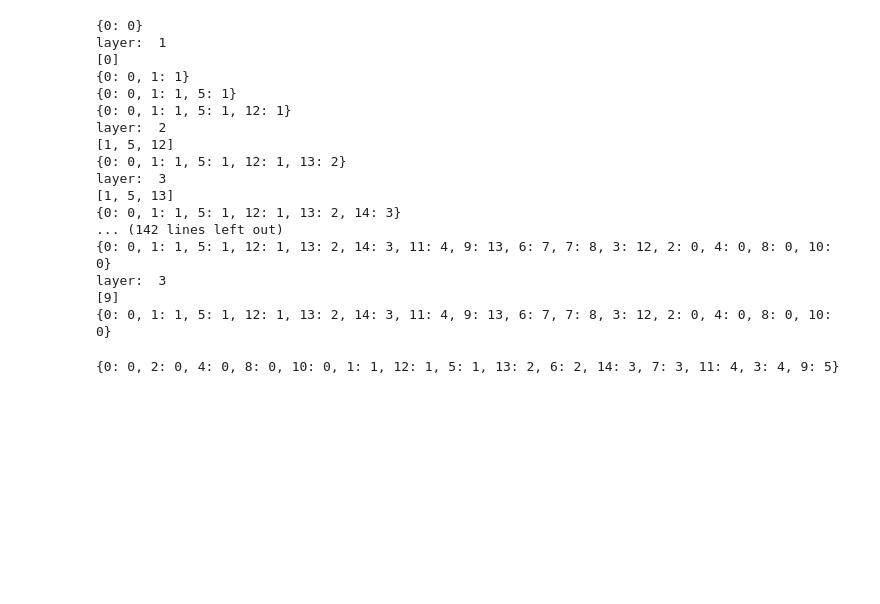
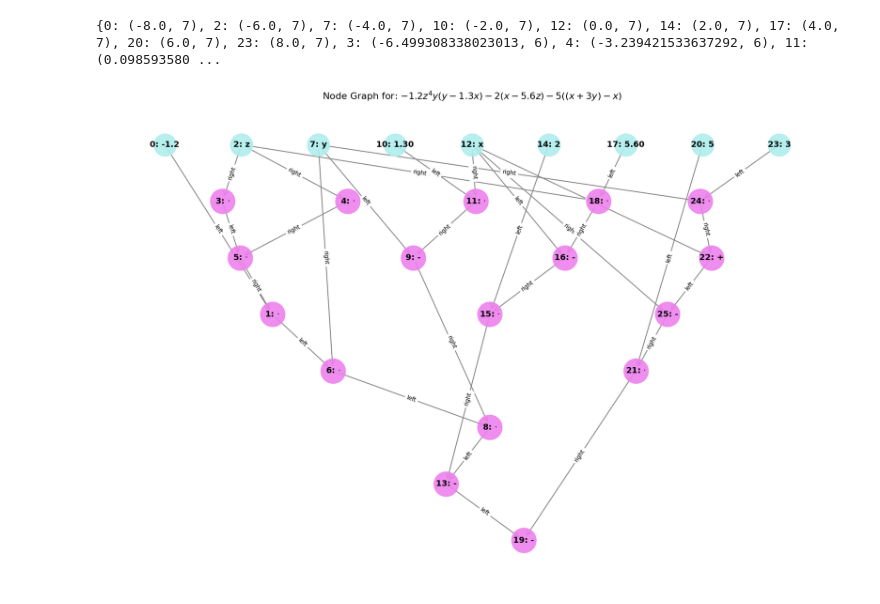
Before and after one commit to PabloABakker/BAP, a Jupyter notebook: Hardware/DataFlowModel.ipynb, the cells around one changed output. Cells and saved outputs as stored; diff of their text form; code cells hidden in the pictures; blank space fills up the shorter version.

```diff
--- a/Hardware/DataFlowModel.ipynb
+++ b/Hardware/DataFlowModel.ipynb
@@ -502,62 +468,0 @@ Add(Mul(Integer(-1), Float('2.0', precision=53), Symbol('x')), Mul(Integer(-1),
-# %%
-levels = {}
-for node in G.nodes():
-    layer = 0
-
-    #Nodes that have nothing pointing to them, set level to 0
-    in_degree = G.in_degree(node)
-
-    if in_degree == 0:
-        queue = [node]
-        levels[node] = layer
-        print(levels)
-        layer = 1
-
-        #Connected nodes have layer one higher
-        while queue:
-            print("layer: ", layer)
-            print(queue)
-            for i in list(G.successors(queue.pop())):
-                if i in levels.keys():
-                    print("in")
-                    if levels[i] < layer:
-                        levels[i] = layer
-                else:
-                    levels[i] = layer
-                print(levels)
-
-                queue.append(i)
-
-            layer += 1
-
-print(levels)
-# %% [output]
-{0: 0}
-layer:  1
-[0]
-{0: 0, 1: 1}
-{0: 0, 1: 1, 5: 1}
-{0: 0, 1: 1, 5: 1, 12: 1}
-layer:  2
-[1, 5, 12]
-{0: 0, 1: 1, 5: 1, 12: 1, 13: 2}
-layer:  3
-[1, 5, 13]
-{0: 0, 1: 1, 5: 1, 12: 1, 13: 2, 14: 3}
-... (142 lines left out)
-{0: 0, 1: 1, 5: 1, 12: 1, 13: 2, 14: 3, 11: 4, 9: 13, 6: 7, 7: 8, 3: 12, 2: 0, 4: 0, 8: 0, 10: 0}
-layer:  3
-[9]
-{0: 0, 1: 1, 5: 1, 12: 1, 13: 2, 14: 3, 11: 4, 9: 13, 6: 7, 7: 8, 3: 12, 2: 0, 4: 0, 8: 0, 10: 0}
-# %%
-levels = {}
-for node in nx.topological_sort(G):
-    preds = list(G.predecessors(node))
-    if not preds:
-        levels[node] = 0
-    else:
-        levels[node] = max(levels[p] + 1 for p in preds)
-
-print(levels)
-# %% [output]
-{0: 0, 2: 0, 4: 0, 8: 0, 10: 0, 1: 1, 12: 1, 5: 1, 13: 2, 6: 2, 14: 3, 7: 3, 11: 4, 3: 4, 9: 5}
@@ -602,0 +469,6 @@ print(levels)
+# %%
+G_mod = merge_negatives(G)
+display_graph(G_mod, 0, user_input)
+# %% [output]
+{0: (-8.0, 7), 2: (-6.0, 7), 7: (-4.0, 7), 10: (-2.0, 7), 12: (0.0, 7), 14: (2.0, 7), 17: (4.0, 7), 20: (6.0, 7), 23: (8.0, 7), 3: (-6.499308338023013, 6), 4: (-3.239421533637292, 6), 11: (0.098593580 ...
+[figure, added]
```
Also changed, not shown: parts of 9 cells of this notebook.
